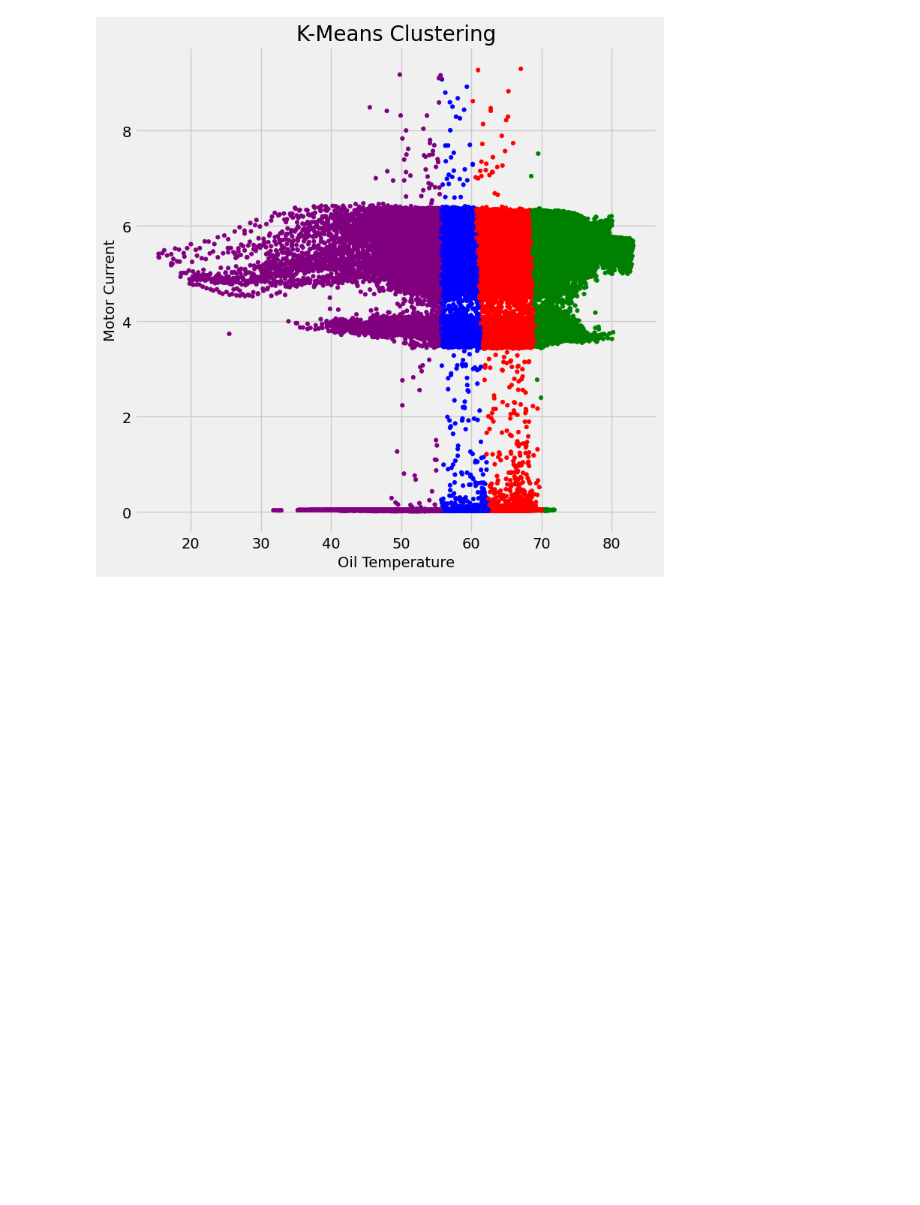
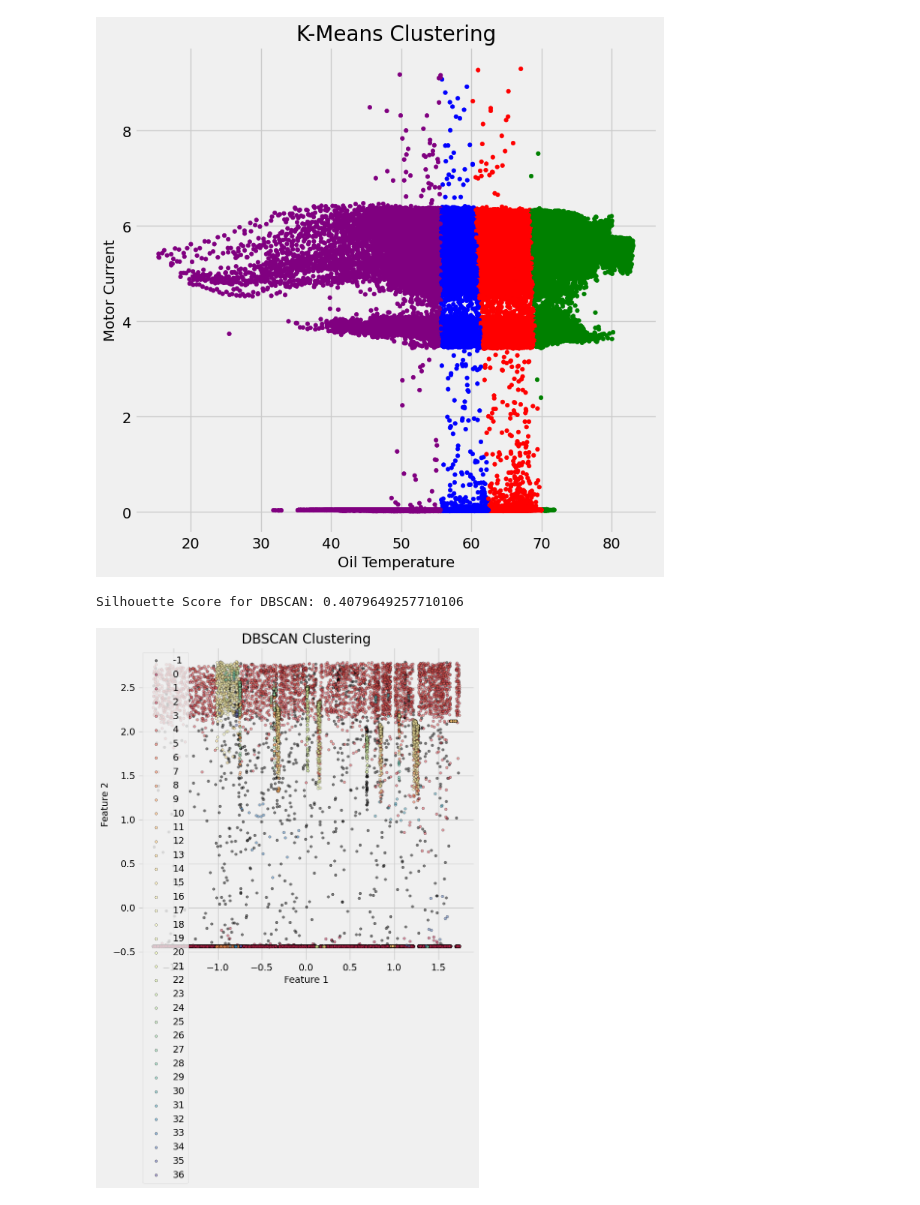
Before and after one commit to CarlaDubehizaRibera/ML2024CA1-CARLA-RIBERA, a Jupyter notebook: CA1ML2024 - CARLA RIBERA2022368.ipynb, the cells around one changed output. Saved outputs shown, nothing was run; the diff lists cells and outputs as text; code cells hidden in the pictures; blank space fills up the shorter version.

Commit message:
dbscan cluste

```diff
--- a/CA1ML2024 - CARLA RIBERA2022368.ipynb
+++ b/CA1ML2024 - CARLA RIBERA2022368.ipynb
@@ -273,3 +273,49 @@ plt.ylabel('Motor Current', fontsize=14)
 plt.show()
 # %% [output]
 [figure]
+# %%
+from sklearn.cluster import DBSCAN
+from sklearn.metrics import silhouette_score
+
+# Step 3: DBSCAN Clustering
+# Applying DBSCAN
+dbscan = DBSCAN(eps=0.5, min_samples=10)
+dbscan_labels = dbscan.fit_predict(df_scaled)
+
+# Check if there are noise points (-1)
+if -1 in dbscan_labels:
+    # Exclude noise points for silhouette score calculation
+    silhouette_avg_dbscan = silhouette_score(df_scaled[dbscan_labels != -1], dbscan_labels[dbscan_labels != -1])
+    print(f"Silhouette Score for DBSCAN: {silhouette_avg_dbscan}")
+# %% [output]
+Silhouette Score for DBSCAN: 0.4079649257710106
+# %%
+# Assuming you have already scaled your data and obtained the cluster labels
+# For example, assuming 'df_scaled' contains your scaled data and 'dbscan_labels' contains the cluster labels
+# Create an instance of DBSCAN
+dbscan = DBSCAN(eps=0.5, min_samples=10)
+
+# Fit the DBSCAN model
+dbscan_labels = dbscan.fit_predict(df_scaled)
+
+# Visualizing the clusters
+plt.figure(figsize=(8, 8))
+
+# Plotting the points with different colors based on cluster labels
+unique_labels = np.unique(dbscan_labels)
+colors = plt.cm.Spectral(np.linspace(0, 1, len(unique_labels)))
+
+for label, color in zip(unique_labels, colors):
+    if label == -1:
+        # Black color for noise points
+        color = 'black'
+    # Plot circles for current cluster label
+    plt.scatter(df_scaled[dbscan_labels == label][:, 0], df_scaled[dbscan_labels == label][:, 1], c=color, label=label, s=15, marker='o', edgecolor='k', alpha=0.5)
+
+plt.title('DBSCAN Clustering', fontsize=20)
+plt.xlabel('Feature 1', fontsize=14)
+plt.ylabel('Feature 2', fontsize=14)
+plt.legend()
+plt.show()
+# %% [output]
+[figure, added]
```
Also changed, not shown: parts of 2 cells of this notebook.
